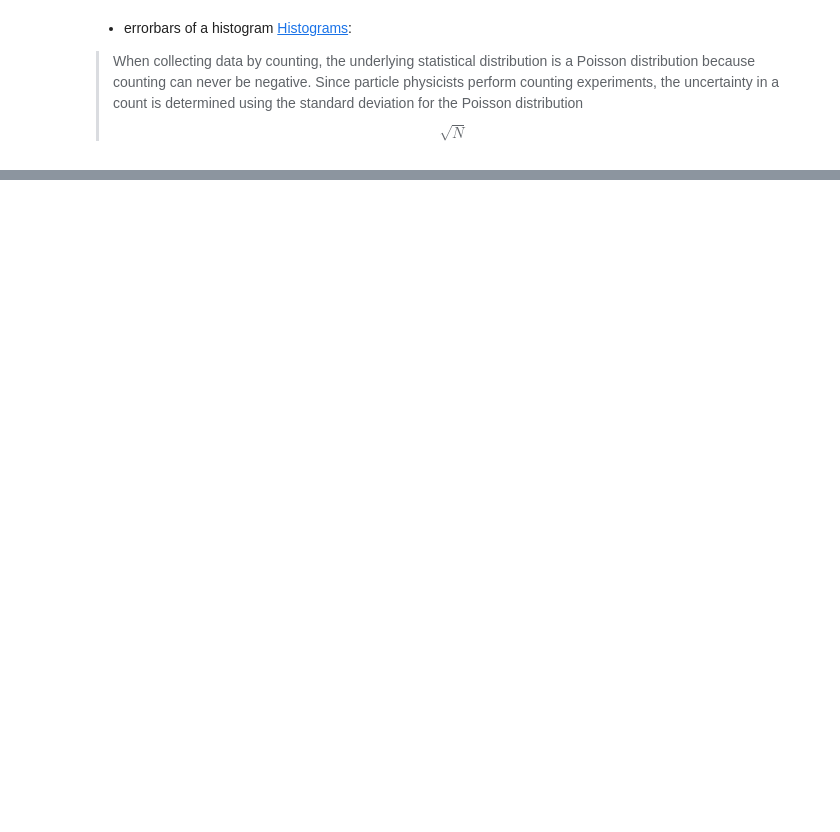
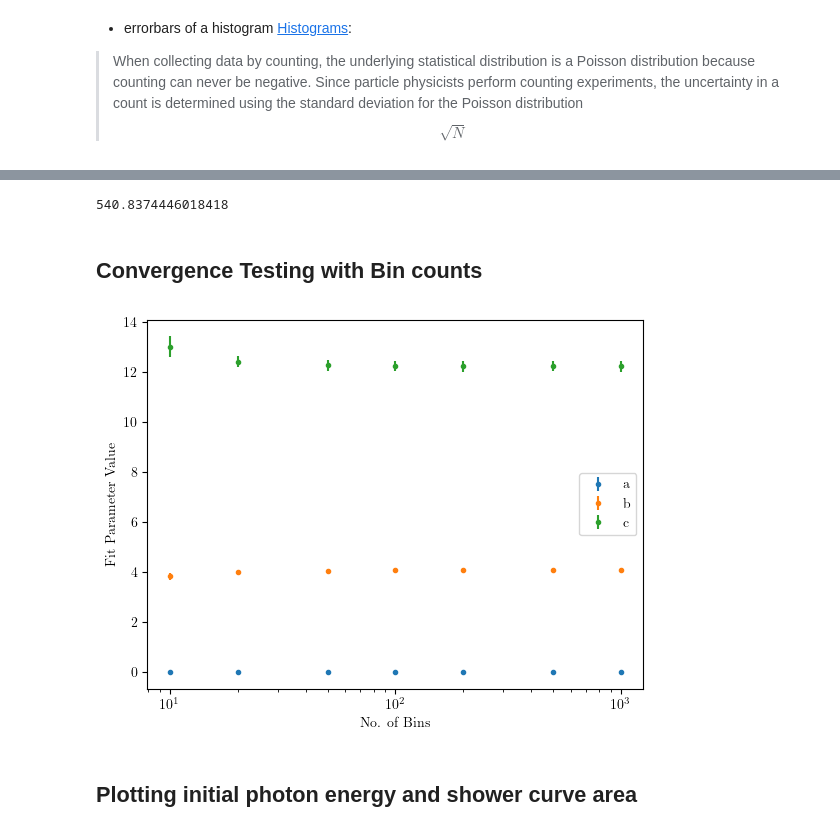
Before and after one commit to mattketk/particle-cascade, a Jupyter notebook: notebooks/ParticleCascade.ipynb, the cells around one changed output, grey strips where cells are left out. Saved outputs shown, nothing was run; the diff lists cells and outputs as text; code cells hidden in the pictures; blank space fills up the shorter version.

```diff
--- a/notebooks/ParticleCascade.ipynb
+++ b/notebooks/ParticleCascade.ipynb
@@ -180,0 +203,58 @@ uncertainty in a count is determined using the standard deviation for the Poisso
+# %%
+shower_curve_area = np.trapz(bin_counts, bin_centers)
+shower_curve_area
+# %% [output]
+540.8374446018418
+# %% [markdown]
+## Convergence Testing with Bin counts
+# %%
+total_charged = read_csv('data/charged.csv')
+total_photons = read_csv('data/photon.csv')
+
+def fit_function(x, a, b, c):
+    return a * x ** b * np.exp(-x / c)
+
+n_bins = np.array([10, 20, 50, 100, 200, 500, 1000])
+a_arr = []
+a_err = []
+b_arr = []
+b_err = []
+c_arr = []
+c_err = []
+for n_bin in n_bins:
+    bin_counts, bin_edges = np.histogram(total_charged['Depth (g/cm2)'], bins=n_bin)
+    bin_counts = np.divide(bin_counts, n_trials)
+    bin_centers = (bin_edges[1:] + bin_edges[:-1])/2
+
+
+    x = bin_centers
+    y = bin_counts
+
+    fit_model = Model(fit_function)
+    params = fit_model.make_params(a=8e-3, b=4., c=13)
+    results = fit_model.fit(y, params, x=x)
+    a_arr.append(results.params['a'].value)
+    a_err.append(results.params['a'].stderr)
+    b_arr.append(results.params['b'].value)
+    b_err.append(results.params['b'].stderr)
+    c_arr.append(results.params['c'].value)
+    c_err.append(results.params['c'].stderr)
+
+a_arr = np.array(a_arr)
+b_arr = np.array(b_arr)
+c_arr = np.array(c_arr)
+
+fig, ax = plt.subplots()
+ax.errorbar(n_bins, a_arr, yerr=a_err, fmt='o', label='a', markersize=3)
+ax.errorbar(n_bins, b_arr, yerr=b_err, fmt='o', label='b', markersize=3)
+ax.errorbar(n_bins, c_arr, yerr=c_err, fmt='o', label='c', markersize=3)
+ax.set_xscale('log')
+ax.set_xlabel('No. of Bins')
+ax.set_ylabel('Fit Parameter Value')
+ax.legend()
+
+fig.savefig('../deliverables/figures/fit_parameter_convergence.pdf')
+# %% [output]
+[figure, added]
+# %% [markdown]
+## Plotting initial photon energy and shower curve area
```
Also changed, not shown: parts of 13 cells of this notebook, 29 other files.
